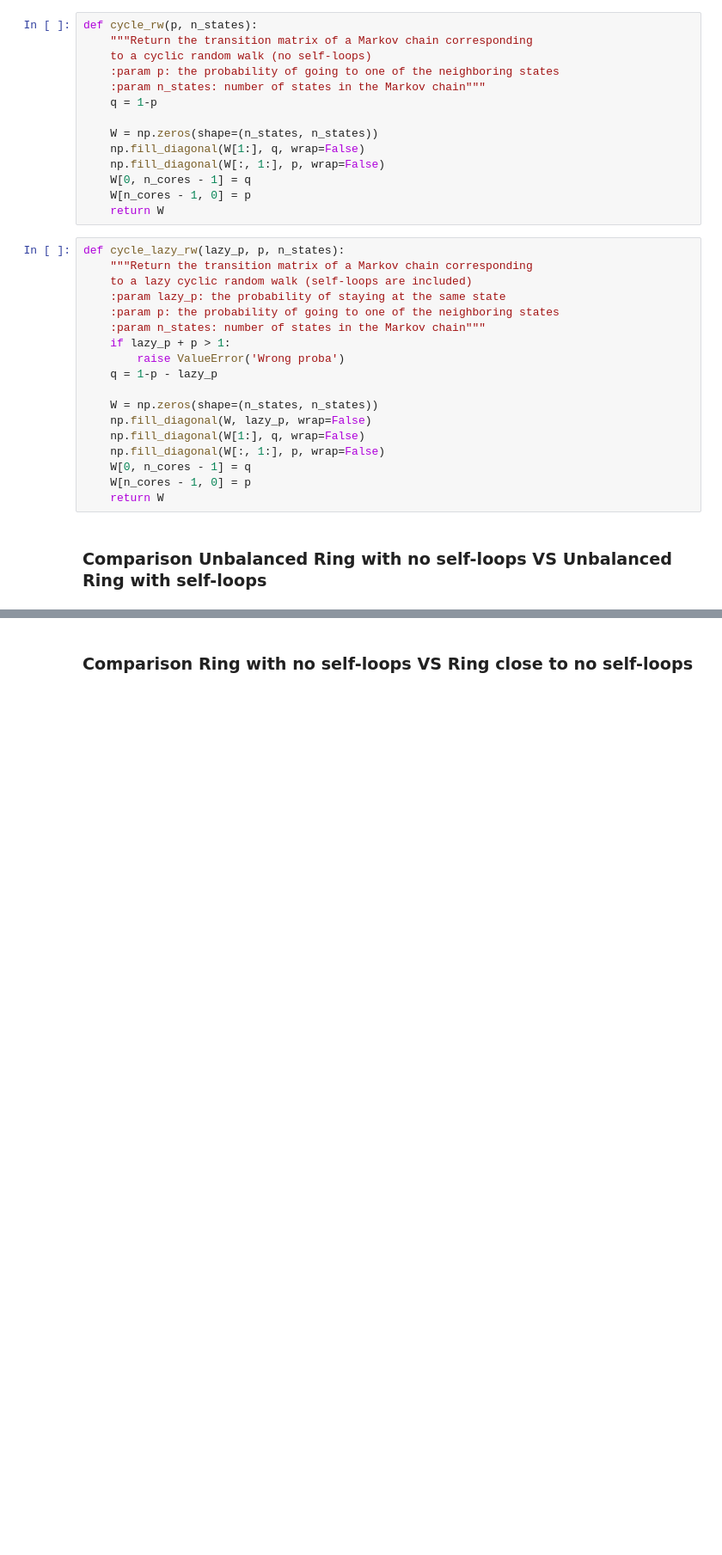
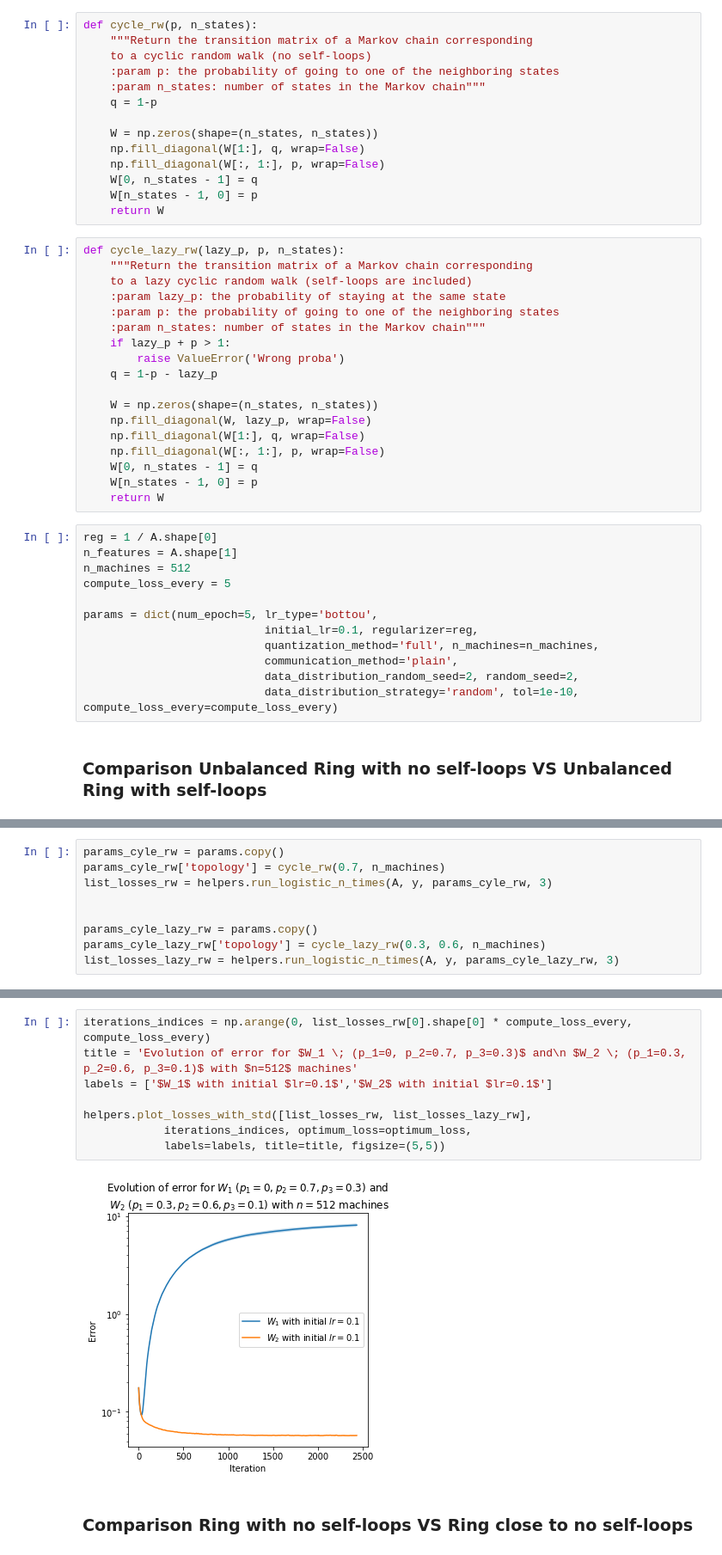
Before and after one commit to Adirlou/OptML_Project, a Jupyter notebook: general_matrices.ipynb, the cells around one changed output, grey strips where cells are left out. Shown at 86% size. Cells and saved outputs as stored; diff of their text form; blank space fills up the shorter version.

Commit message:
updated alpha value in plots + Run jupyter notebooks qith std

```diff
--- a/general_matrices.ipynb
+++ b/general_matrices.ipynb
@@ -57,8 +49,8 @@ def cycle_rw(p, n_states):
     W = np.zeros(shape=(n_states, n_states))
     np.fill_diagonal(W[1:], q, wrap=False)
     np.fill_diagonal(W[:, 1:], p, wrap=False)
-    W[0, n_cores - 1] = q
-    W[n_cores - 1, 0] = p
+    W[0, n_states - 1] = q
+    W[n_states - 1, 0] = p
     return W
 # %%
 def cycle_lazy_rw(lazy_p, p, n_states):
@@ -75,8 +67,20 @@ def cycle_lazy_rw(lazy_p, p, n_states):
     np.fill_diagonal(W, lazy_p, wrap=False)
     np.fill_diagonal(W[1:], q, wrap=False)
     np.fill_diagonal(W[:, 1:], p, wrap=False)
-    W[0, n_cores - 1] = q
-    W[n_cores - 1, 0] = p
+    W[0, n_states - 1] = q
+    W[n_states - 1, 0] = p
     return W
+# %%
+reg = 1 / A.shape[0]
+n_features = A.shape[1]
+n_machines = 512
+compute_loss_every = 5
+
+params = dict(num_epoch=5, lr_type='bottou',
+                           initial_lr=0.1, regularizer=reg,
+                           quantization_method='full', n_machines=n_machines,
+                           communication_method='plain',
+                           data_distribution_random_seed=2, random_seed=2,
+                           data_distribution_strategy='random', tol=1e-10, compute_loss_every=compute_loss_every)
 # %% [markdown]
 ### Comparison Unbalanced Ring with no self-loops VS Unbalanced Ring with self-loops
@@ -133,0 +87,9 @@ plt.show()
+# %%
+params_cyle_rw = params.copy()
+params_cyle_rw['topology'] = cycle_rw(0.7, n_machines)
+list_losses_rw = helpers.run_logistic_n_times(A, y, params_cyle_rw, 3)
+
+
+params_cyle_lazy_rw = params.copy()
+params_cyle_lazy_rw['topology'] = cycle_lazy_rw(0.3, 0.6, n_machines)
+list_losses_lazy_rw = helpers.run_logistic_n_times(A, y, params_cyle_lazy_rw, 3)
@@ -134,2 +114,12 @@ plt.show()
+# %%
+iterations_indices = np.arange(0, list_losses_rw[0].shape[0] * compute_loss_every, compute_loss_every)
+title = 'Evolution of error for $W_1 \; (p_1=0, p_2=0.7, p_3=0.3)$ and\n $W_2 \; (p_1=0.3, p_2=0.6, p_3=0.1)$ with $n=512$ machines'
+labels = ['$W_1$ with initial $lr=0.1$','$W_2$ with initial $lr=0.1$']
+
+helpers.plot_losses_with_std([list_losses_rw, list_losses_lazy_rw],
+            iterations_indices, optimum_loss=optimum_loss,
+            labels=labels, title=title, figsize=(5,5))
+# %% [output]
+[figure, added]
 # %% [markdown]
 ### Comparison Ring with no self-loops VS Ring close to no self-loops
```
Also changed, not shown: parts of 10 cells of this notebook, 2 other files.
